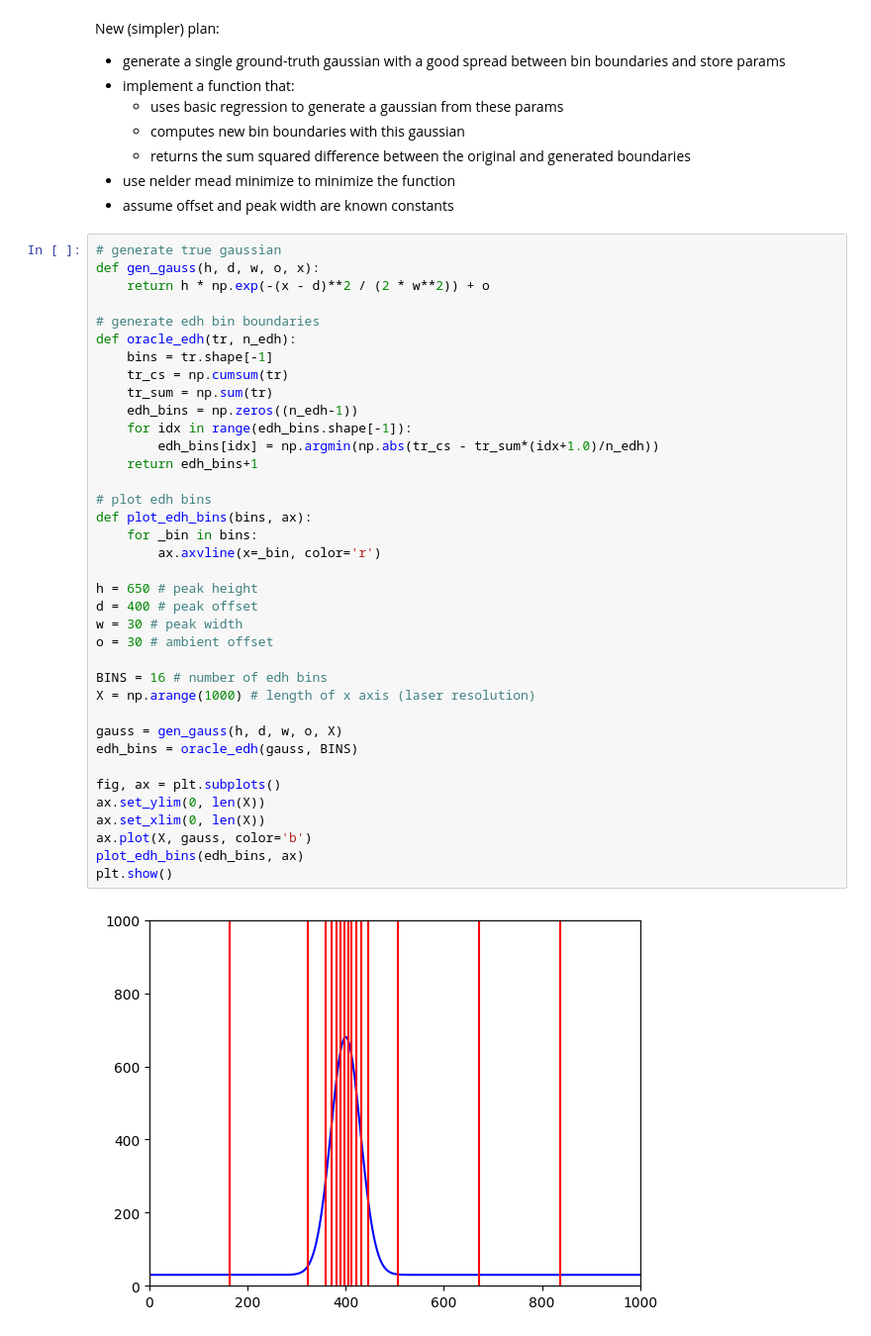
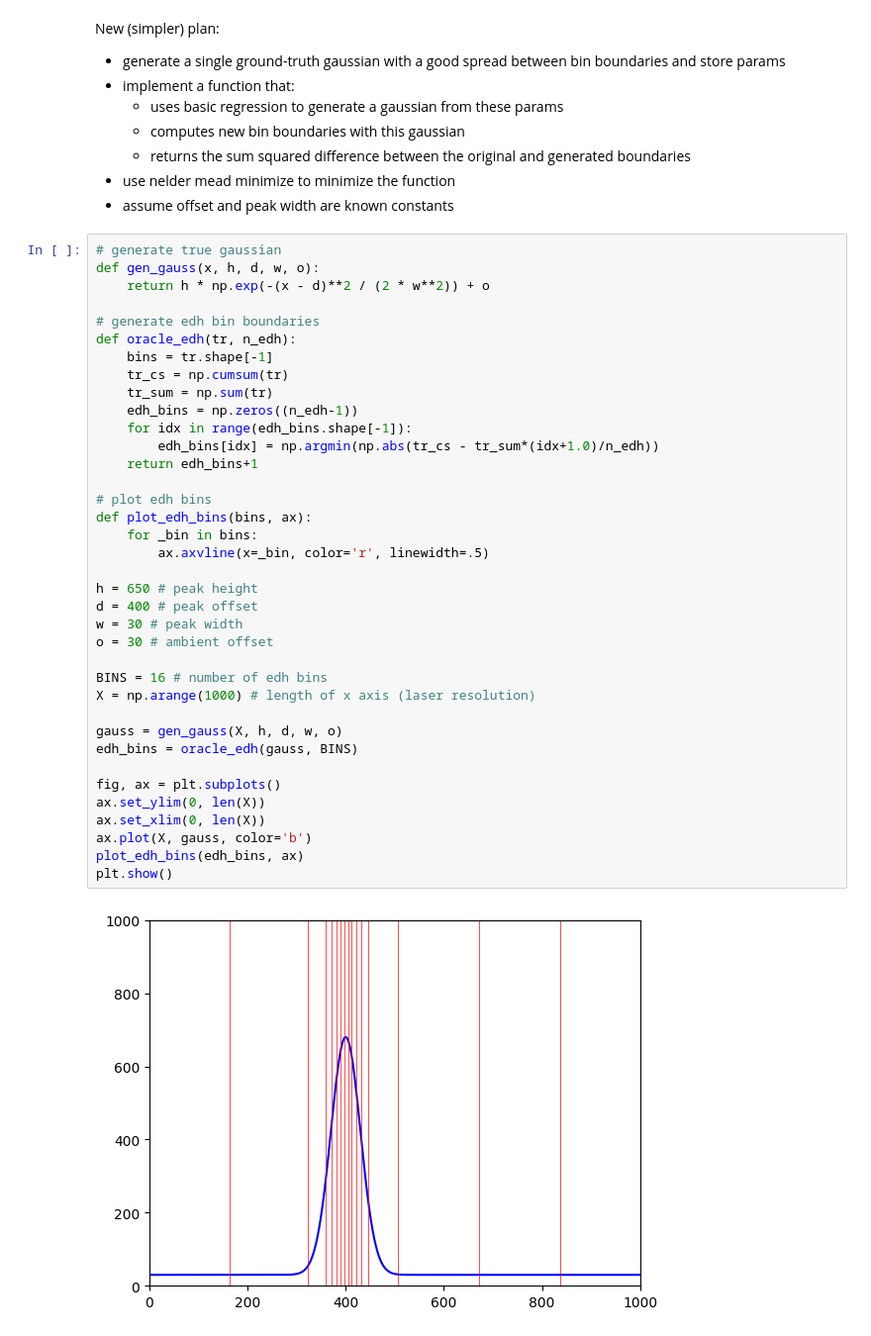
Before and after one commit to elcosas/Gaussian-Optimization, a Jupyter notebook: notebook.ipynb, the cells around one changed output. Shown at 99% size. Saved outputs shown, nothing was run; the diff lists cells and outputs as text.

```diff
--- a/notebook.ipynb
+++ b/notebook.ipynb
@@ -139,40 +140,40 @@ New (simpler) plan:
 - assume offset and peak width are known constants
 # %%
 # generate true gaussian
-def gen_gauss(h, d, w, o, x):
+def gen_gauss(x, h, d, w, o):
     return h * np.exp(-(x - d)**2 / (2 * w**2)) + o
 
 # generate edh bin boundaries
 def oracle_edh(tr, n_edh):
     bins = tr.shape[-1]
     tr_cs = np.cumsum(tr)
     tr_sum = np.sum(tr)
     edh_bins = np.zeros((n_edh-1))
     for idx in range(edh_bins.shape[-1]):
         edh_bins[idx] = np.argmin(np.abs(tr_cs - tr_sum*(idx+1.0)/n_edh))
     return edh_bins+1
 
 # plot edh bins
 def plot_edh_bins(bins, ax):
     for _bin in bins:
-        ax.axvline(x=_bin, color='r')
+        ax.axvline(x=_bin, color='r', linewidth=.5)
 
 h = 650 # peak height
 d = 400 # peak offset
 w = 30 # peak width
 o = 30 # ambient offset
 
 BINS = 16 # number of edh bins
 X = np.arange(1000) # length of x axis (laser resolution)
 
-gauss = gen_gauss(h, d, w, o, X)
+gauss = gen_gauss(X, h, d, w, o)
 edh_bins = oracle_edh(gauss, BINS)
 
 fig, ax = plt.subplots()
 ax.set_ylim(0, len(X))
 ax.set_xlim(0, len(X))
 ax.plot(X, gauss, color='b')
 plot_edh_bins(edh_bins, ax)
 plt.show()
 # %% [output]
-[figure, old version]
+[figure, new version]
```
Also changed, not shown: parts of 3 cells of this notebook.
